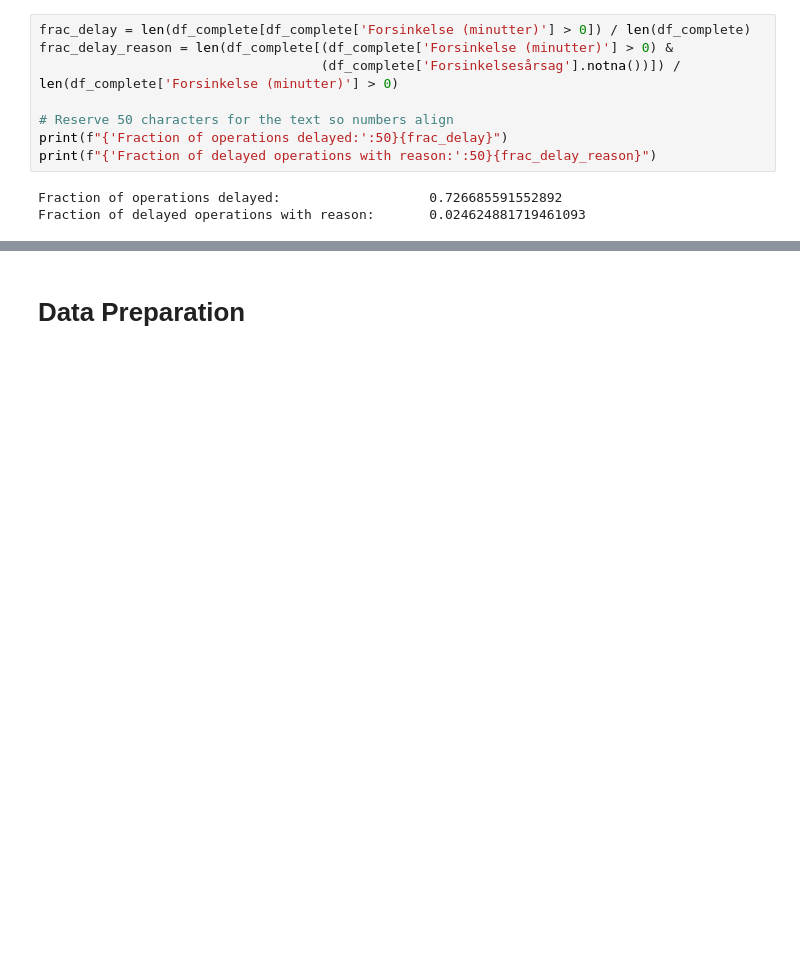
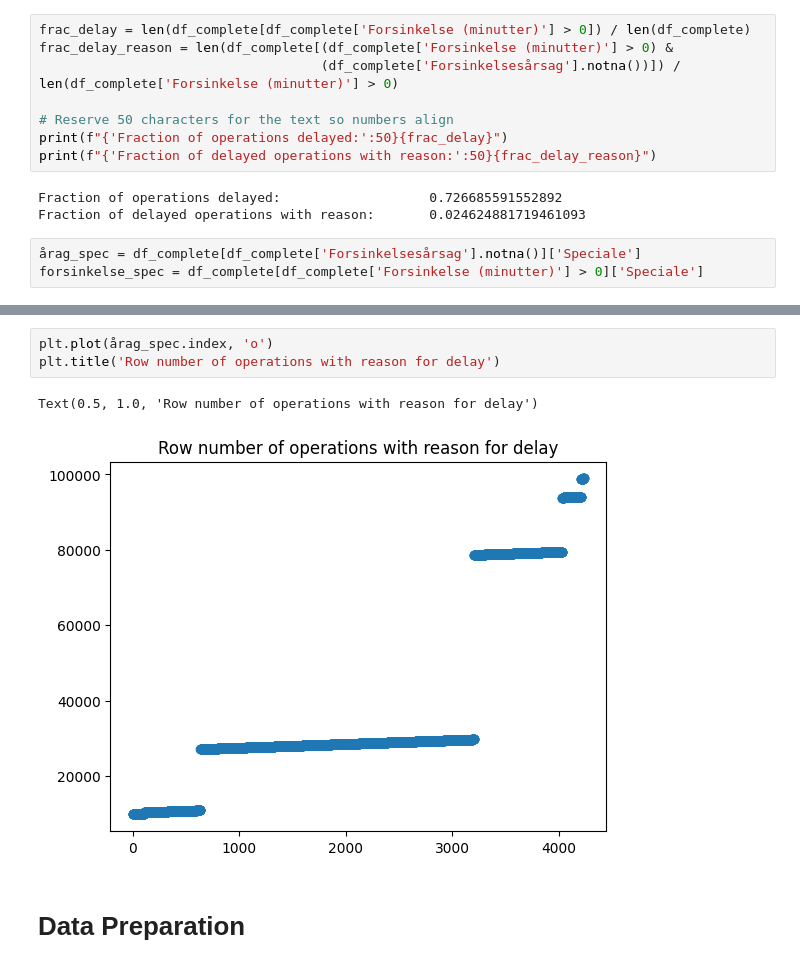
Before and after one commit to killermort9/AnalyticsToAction_Grop12, a Jupyter notebook: esther.ipynb, the cells around one changed output, grey strips where cells are left out. Drawn from its saved outputs; the diff is of its cells as text; blank space fills up the shorter version.

```diff
--- a/esther.ipynb
+++ b/esther.ipynb
@@ -89,3 +89,6 @@ print(f"{'Fraction of delayed operations with reason:':50}{frac_delay_reason}")
 # %% [output]
 Fraction of operations delayed:                   0.726685591552892
 Fraction of delayed operations with reason:       0.024624881719461093
+# %%
+årag_spec = df_complete[df_complete['Forsinkelsesårsag'].notna()]['Speciale']
+forsinkelse_spec = df_complete[df_complete['Forsinkelse (minutter)'] > 0]['Speciale']
@@ -92,3 +158,9 @@ Fraction of delayed operations with reason:       0.024624881719461093
+# %%
+plt.plot(årag_spec.index, 'o')
+plt.title('Row number of operations with reason for delay')
+# %% [output]
+Text(0.5, 1.0, 'Row number of operations with reason for delay')
+[figure, added]
 # %% [markdown]
 # Data Preparation
 # %% [markdown]
```
Also changed, not shown: parts of 4 cells of this notebook, 1 other file.
